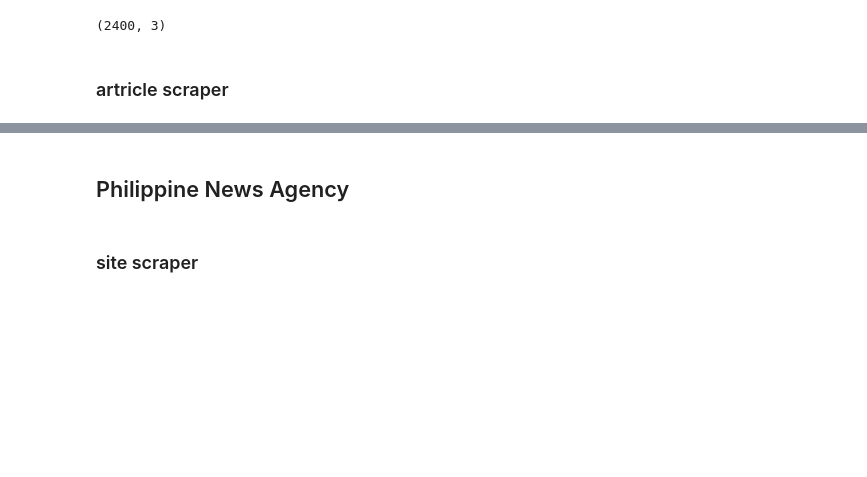
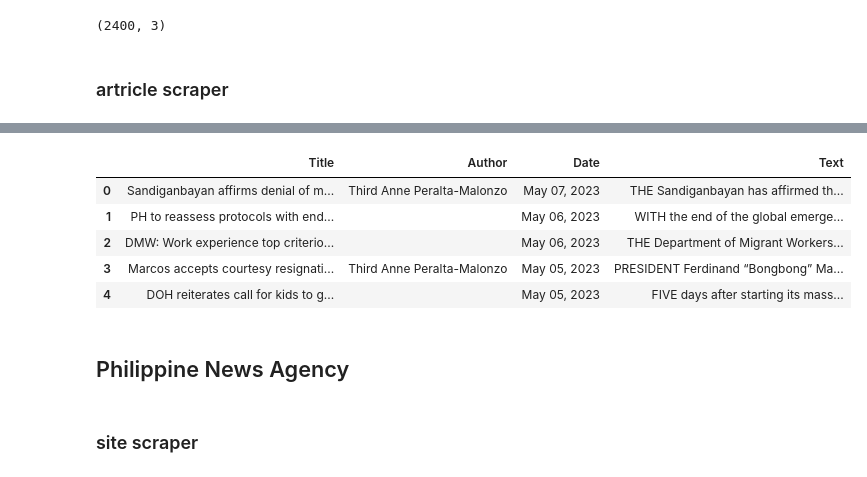
Before and after one commit to jmlDC/MARISOL-Thesis22-23, a Jupyter notebook: Scraper.ipynb, the cells around one changed output, grey strips where cells are left out. Saved outputs shown, nothing was run; the diff lists cells and outputs as text; code cells hidden in the pictures; blank space fills up the shorter version.

Commit message:
Done with SunStar

```diff
--- a/Scraper.ipynb
+++ b/Scraper.ipynb
@@ -1380,3 +1381,13 @@ starData2.head()
+# %%
+# starData2.iloc[:2266].to_csv(filename)
+starData2.head()
+# %% [output]
+|  | Title | Author | Date | Text |
+| 0 | Sandiganbayan affirms denial of m... | Third Anne Peralta-Malonzo | May 07, 2023 | THE Sandiganbayan has affirmed th... |
+| 1 | PH to reassess protocols with end... |  | May 06, 2023 | WITH the end of the global emerge... |
+| 2 | DMW: Work experience top criterio... |  | May 06, 2023 | THE Department of Migrant Workers... |
+| 3 | Marcos accepts courtesy resignati... | Third Anne Peralta-Malonzo | May 05, 2023 | PRESIDENT Ferdinand “Bongbong” Ma... |
+| 4 | DOH reiterates call for kids to g... |  | May 05, 2023 | FIVE days after starting its mass... |
 # %% [markdown]
 ## Philippine News Agency
 # %% [markdown]
```
Also changed, not shown: parts of 1 cell of this notebook.
